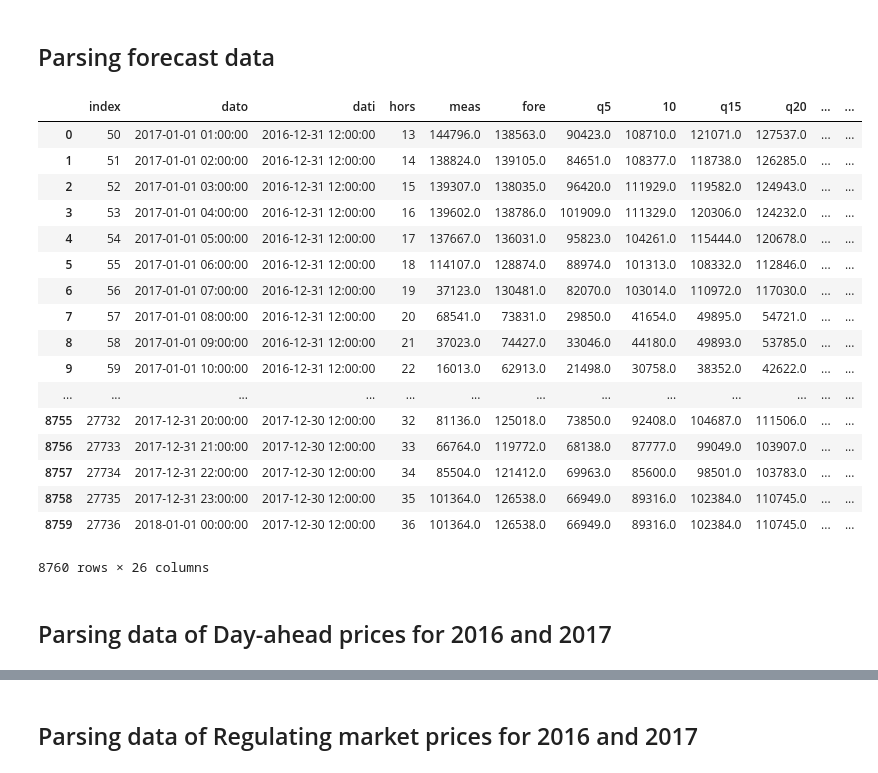
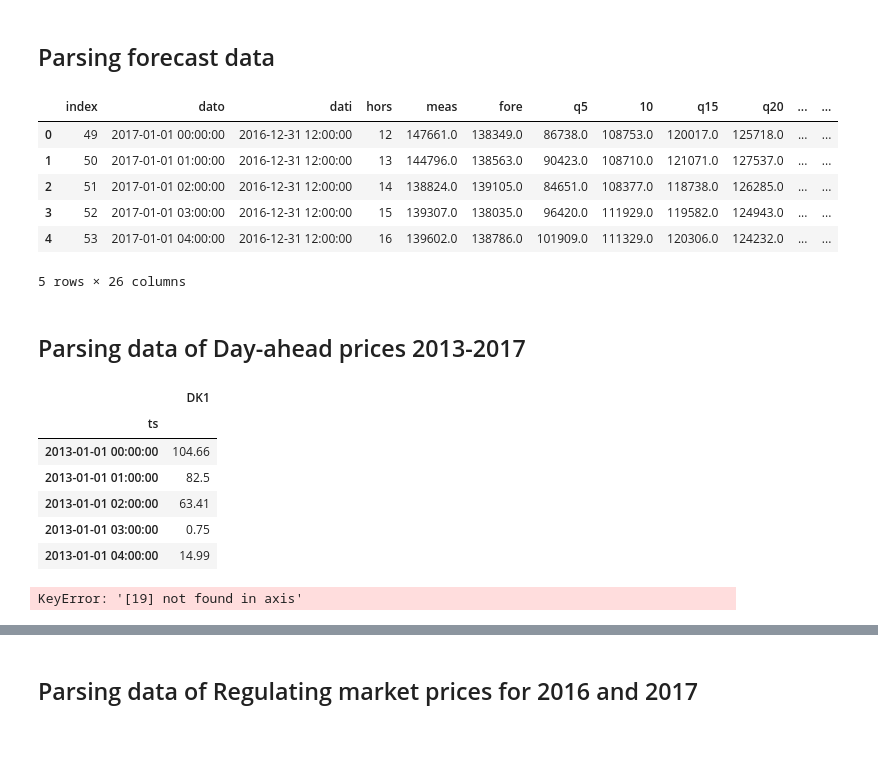
Before and after one commit to lucasblt/ren-elec-markets, a Jupyter notebook: assignment2/assignment2.ipynb, the cells around one changed output, grey strips where cells are left out. Saved outputs shown, nothing was run; the diff lists cells and outputs as text; code cells hidden in the pictures; blank space fills up the shorter version.

Commit message:
Adding more data

```diff
--- a/assignment2/assignment2.ipynb
+++ b/assignment2/assignment2.ipynb
@@ -8,31 +9,53 @@ import matplotlib.pyplot as plt
 # %%
 forecast_df = pd.read_csv('data/windpowerforecasts.dat', delimiter = ';')
 forecast_df['dato'] = pd.to_datetime(forecast_df['dato'], format='%Y%m%d%H%M',)
 forecast_df['dati'] = pd.to_datetime(forecast_df['dati'], format='%Y%m%d%H%M',)
 forecast_df['time'] = forecast_df.dati.apply(lambda x: x.time())
 forecast_df = forecast_df[forecast_df['time'] == pd.to_datetime('12:00').time()]
-forecast_df = forecast_df[forecast_df['hors'] >= 13]
-forecast_df = forecast_df[forecast_df['hors'] <= 36].reset_index()
+forecast_df = forecast_df[forecast_df['hors'] >= 12]
+forecast_df = forecast_df[forecast_df['hors'] < 36].reset_index()
 forecast_df = forecast_df.interpolate()
-forecast_df
+forecast_df = forecast_df.drop([8760], axis=0)
+forecast_df.head()
 # %% [output]
 |  | index | dato | dati | hors | meas | fore | q5 | 10 | q15 | q20 | ... | ... |
-| 0 | 50 | 2017-01-01 01:00:00 | 2016-12-31 12:00:00 | 13 | 144796.0 | 138563.0 | 90423.0 | 108710.0 | 121071.0 | 127537.0 | ... | ... |
-| 1 | 51 | 2017-01-01 02:00:00 | 2016-12-31 12:00:00 | 14 | 138824.0 | 139105.0 | 84651.0 | 108377.0 | 118738.0 | 126285.0 | ... | ... |
-| 2 | 52 | 2017-01-01 03:00:00 | 2016-12-31 12:00:00 | 15 | 139307.0 | 138035.0 | 96420.0 | 111929.0 | 119582.0 | 124943.0 | ... | ... |
-| 3 | 53 | 2017-01-01 04:00:00 | 2016-12-31 12:00:00 | 16 | 139602.0 | 138786.0 | 101909.0 | 111329.0 | 120306.0 | 124232.0 | ... | ... |
-| 4 | 54 | 2017-01-01 05:00:00 | 2016-12-31 12:00:00 | 17 | 137667.0 | 136031.0 | 95823.0 | 104261.0 | 115444.0 | 120678.0 | ... | ... |
-| 5 | 55 | 2017-01-01 06:00:00 | 2016-12-31 12:00:00 | 18 | 114107.0 | 128874.0 | 88974.0 | 101313.0 | 108332.0 | 112846.0 | ... | ... |
-| 6 | 56 | 2017-01-01 07:00:00 | 2016-12-31 12:00:00 | 19 | 37123.0 | 130481.0 | 82070.0 | 103014.0 | 110972.0 | 117030.0 | ... | ... |
-| 7 | 57 | 2017-01-01 08:00:00 | 2016-12-31 12:00:00 | 20 | 68541.0 | 73831.0 | 29850.0 | 41654.0 | 49895.0 | 54721.0 | ... | ... |
-| 8 | 58 | 2017-01-01 09:00:00 | 2016-12-31 12:00:00 | 21 | 37023.0 | 74427.0 | 33046.0 | 44180.0 | 49893.0 | 53785.0 | ... | ... |
-| 9 | 59 | 2017-01-01 10:00:00 | 2016-12-31 12:00:00 | 22 | 16013.0 | 62913.0 | 21498.0 | 30758.0 | 38352.0 | 42622.0 | ... | ... |
-| ... | ... | ... | ... | ... | ... | ... | ... | ... | ... | ... | ... | ... |
-| 8755 | 27732 | 2017-12-31 20:00:00 | 2017-12-30 12:00:00 | 32 | 81136.0 | 125018.0 | 73850.0 | 92408.0 | 104687.0 | 111506.0 | ... | ... |
-| 8756 | 27733 | 2017-12-31 21:00:00 | 2017-12-30 12:00:00 | 33 | 66764.0 | 119772.0 | 68138.0 | 87777.0 | 99049.0 | 103907.0 | ... | ... |
-| 8757 | 27734 | 2017-12-31 22:00:00 | 2017-12-30 12:00:00 | 34 | 85504.0 | 121412.0 | 69963.0 | 85600.0 | 98501.0 | 103783.0 | ... | ... |
-| 8758 | 27735 | 2017-12-31 23:00:00 | 2017-12-30 12:00:00 | 35 | 101364.0 | 126538.0 | 66949.0 | 89316.0 | 102384.0 | 110745.0 | ... | ... |
-| 8759 | 27736 | 2018-01-01 00:00:00 | 2017-12-30 12:00:00 | 36 | 101364.0 | 126538.0 | 66949.0 | 89316.0 | 102384.0 | 110745.0 | ... | ... |
+| 0 | 49 | 2017-01-01 00:00:00 | 2016-12-31 12:00:00 | 12 | 147661.0 | 138349.0 | 86738.0 | 108753.0 | 120017.0 | 125718.0 | ... | ... |
+| 1 | 50 | 2017-01-01 01:00:00 | 2016-12-31 12:00:00 | 13 | 144796.0 | 138563.0 | 90423.0 | 108710.0 | 121071.0 | 127537.0 | ... | ... |
+| 2 | 51 | 2017-01-01 02:00:00 | 2016-12-31 12:00:00 | 14 | 138824.0 | 139105.0 | 84651.0 | 108377.0 | 118738.0 | 126285.0 | ... | ... |
+| 3 | 52 | 2017-01-01 03:00:00 | 2016-12-31 12:00:00 | 15 | 139307.0 | 138035.0 | 96420.0 | 111929.0 | 119582.0 | 124943.0 | ... | ... |
+| 4 | 53 | 2017-01-01 04:00:00 | 2016-12-31 12:00:00 | 16 | 139602.0 | 138786.0 | 101909.0 | 111329.0 | 120306.0 | 124232.0 | ... | ... |
-8760 rows × 26 columns
+5 rows × 26 columns
 # %% [markdown]
-## Parsing data of Day-ahead prices for 2016 and 2017
+## Parsing data of Day-ahead prices 2013-2017
+# %%
+prices_dayahead_2013_raw_data = pd.read_html('data/elspot-prices_2013_hourly_dkk.xls')[0].values
+prices_dayahead_2013 = pd.DataFrame(prices_dayahead_2013_raw_data)
+prices_dayahead_2013 = prices_dayahead_2013.drop([2,3,4,5,6,7,9,10,11,12,13,14,15,16,17,18,19],axis=1)
+prices_dayahead_2013.columns = ['Dates', 'Hours', 'DK1']
+prices_dayahead_2013['Hours'] = prices_dayahead_2013['Hours'].str.slice(stop=2)
+prices_dayahead_2013['ts'] = pd.to_datetime(prices_dayahead_2013['Dates'] + prices_dayahead_2013['Hours'] + ':00', format='%d-%m-%Y%H:%M')
+prices_dayahead_2013 = prices_dayahead_2013.drop(['Dates','Hours'],axis=1)
+prices_dayahead_2013['DK1'] = prices_dayahead_2013['DK1']/100
+prices_dayahead_2013 = prices_dayahead_2013.set_index('ts')
+prices_dayahead_2013.head()
+# %% [output]
+|  | DK1 |
+| ts |  |
+| 2013-01-01 00:00:00 | 104.66 |
+| 2013-01-01 01:00:00 | 82.5 |
+| 2013-01-01 02:00:00 | 63.41 |
+| 2013-01-01 03:00:00 | 0.75 |
+| 2013-01-01 04:00:00 | 14.99 |
+# %%
+prices_dayahead_2014_raw_data = pd.read_html('data/elspot-prices_2014_hourly_dkk.xls')[0].values
+prices_dayahead_2014 = pd.DataFrame(prices_dayahead_2014_raw_data)
+prices_dayahead_2014 = prices_dayahead_2014.drop([2,3,4,5,6,7,9,10,11,12,13,14,15,16,17,18,19],axis=1)
+prices_dayahead_2014.columns = ['Dates', 'Hours', 'DK1']
+prices_dayahead_2014['Hours'] = prices_dayahead_2014['Hours'].str.slice(stop=2)
+prices_dayahead_2014['ts'] = pd.to_datetime(prices_dayahead_2014['Dates'] + prices_dayahead_2014['Hours'] + ':00', format='%d-%m-%Y%H:%M')
+prices_dayahead_2014 = prices_dayahead_2014.drop(['Dates','Hours'],axis=1)
+prices_dayahead_2014['DK1'] = prices_dayahead_2014['DK1']/100
+prices_dayahead_2014 = prices_dayahead_2014.set_index('ts')
+prices_dayahead_2014.head()
+# %% [output]
+KeyError: '[19] not found in axis'
```
Also changed, not shown: parts of 26 cells of this notebook, 6 other files.
